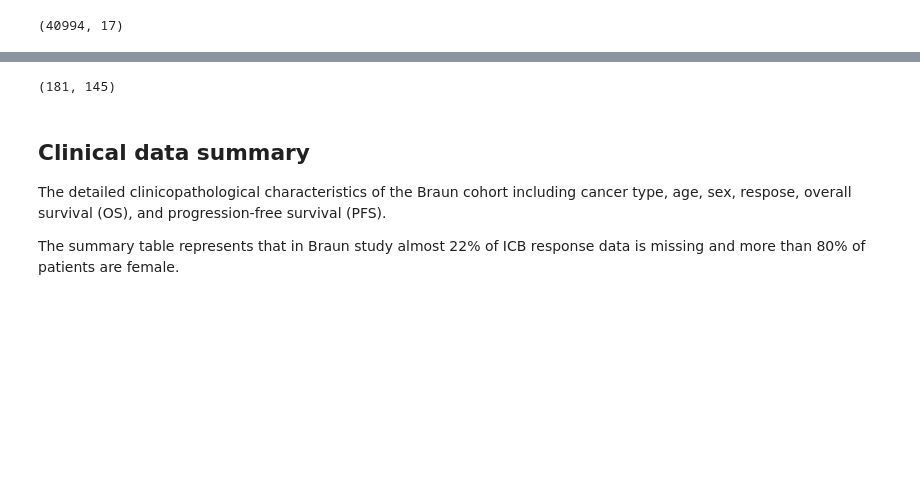
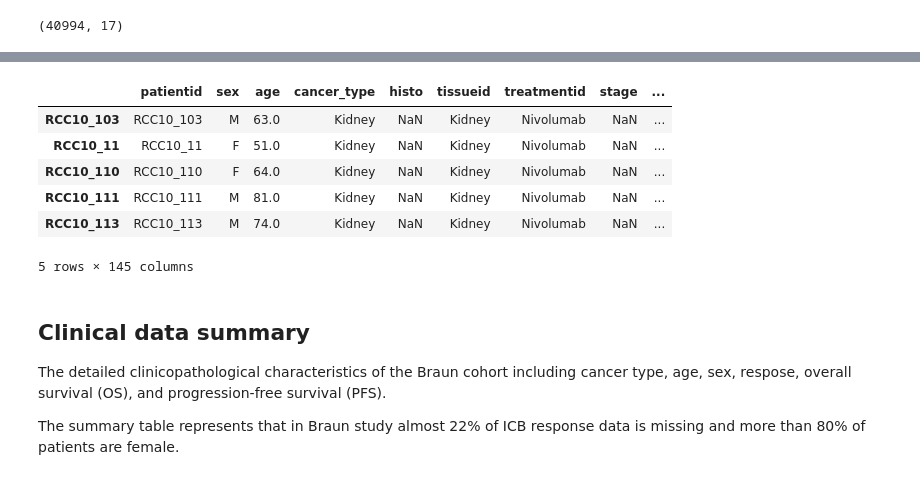
Before and after one commit to bhklab/icb_data_exploration_and_analysis, a Jupyter notebook: Code/Preliminary/Python/Preliminary-Analyses.ipynb, the cells around one changed output, grey strips where cells are left out. Cells and saved outputs as stored; diff of their text form; code cells hidden in the pictures; blank space fills up the shorter version.

```diff
--- a/Code/Preliminary/Python/Preliminary-Analyses.ipynb
+++ b/Code/Preliminary/Python/Preliminary-Analyses.ipynb
@@ -83,10 +93,17 @@ dat_exp.shape
 # %%
 # Get the subset of data with both clinical and expression data.
 
 dat_sample_subset = dat_sample.loc[dat_exp.columns.values.tolist(), ]
-dat_sample_subset.shape
+#dat_sample_subset.shape
+dat_sample_subset.head()
 # %% [output]
+|  | patientid | sex | age | cancer_type | histo | tissueid | treatmentid | stage | ... |
+| RCC10_103 | RCC10_103 | M | 63.0 | Kidney | NaN | Kidney | Nivolumab | NaN | ... |
+| RCC10_11 | RCC10_11 | F | 51.0 | Kidney | NaN | Kidney | Nivolumab | NaN | ... |
+| RCC10_110 | RCC10_110 | F | 64.0 | Kidney | NaN | Kidney | Nivolumab | NaN | ... |
+| RCC10_111 | RCC10_111 | M | 81.0 | Kidney | NaN | Kidney | Nivolumab | NaN | ... |
+| RCC10_113 | RCC10_113 | M | 74.0 | Kidney | NaN | Kidney | Nivolumab | NaN | ... |
-(181, 145)
+5 rows × 145 columns
 # %% [markdown]
 ## Clinical data summary
 
```
Also changed, not shown: parts of 13 cells of this notebook, 1 other file.
